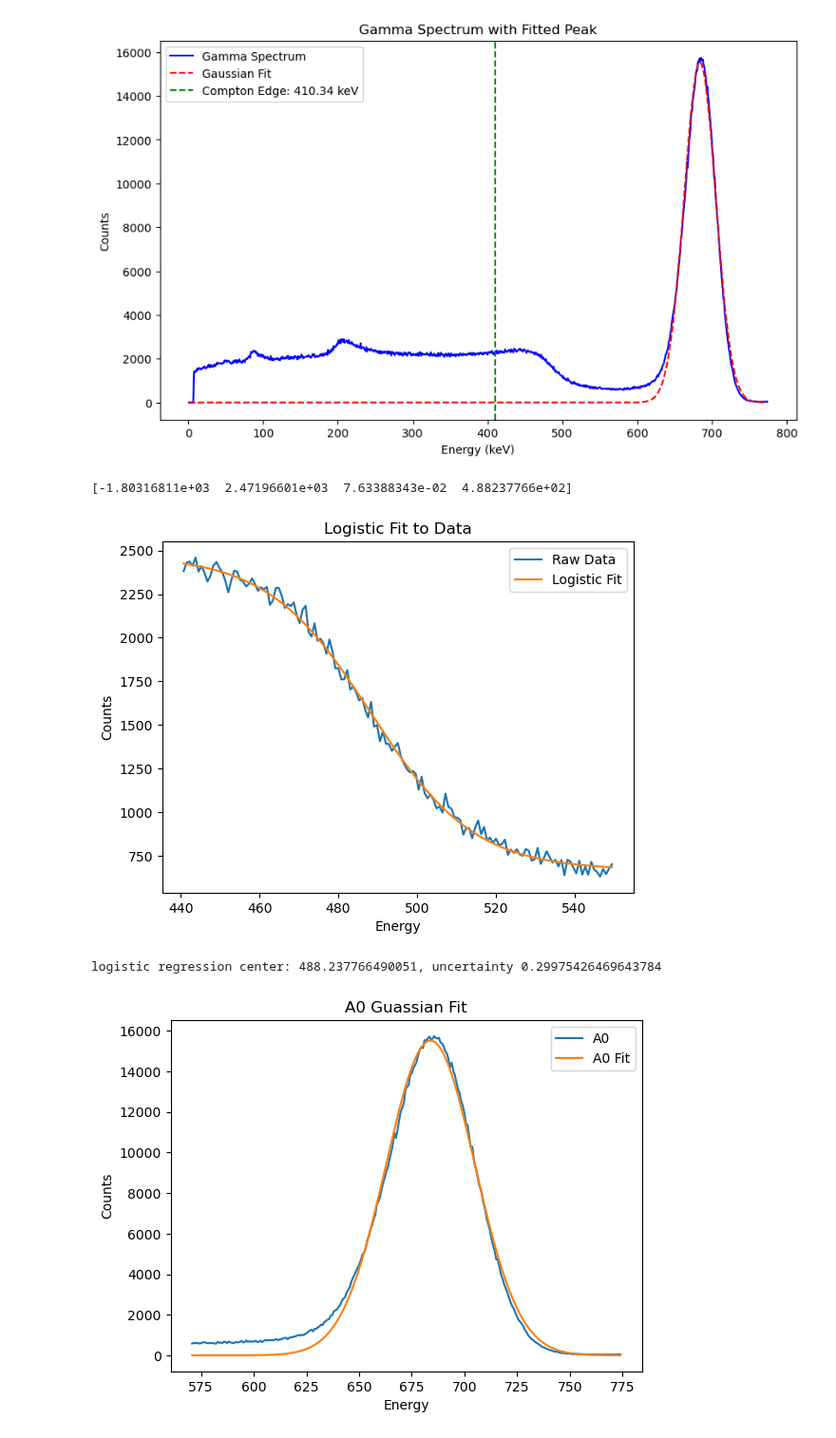
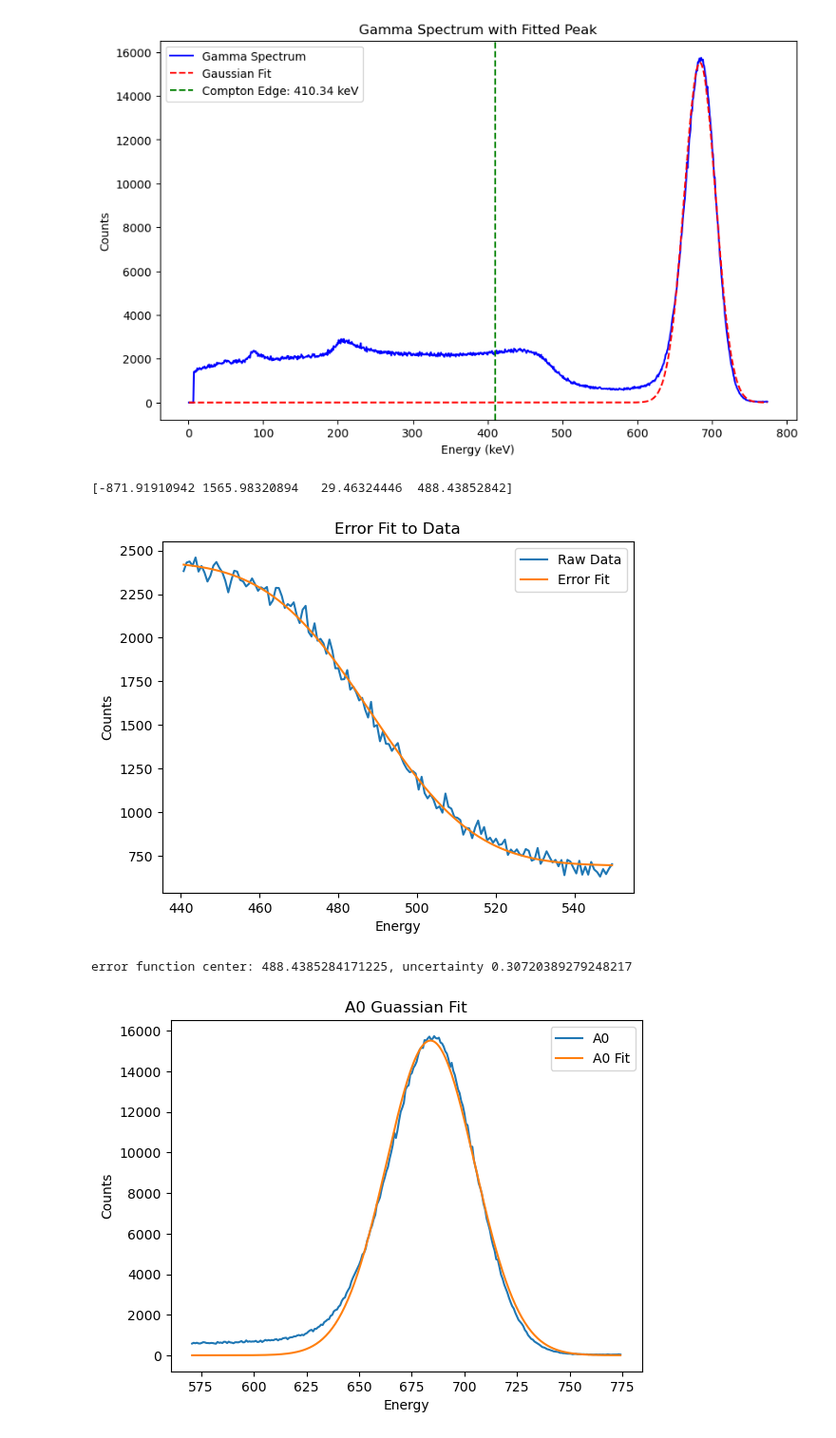
Before and after one commit to Steinburglar/advanced_exp, a Jupyter notebook: FAFO/Compton.ipynb, the cells around one changed output. Shown at 95% size. Drawn from its saved outputs; the diff is of its cells as text; code cells hidden in the pictures.

```diff
--- a/FAFO/TestCaseyCompton.ipynb
+++ b/FAFO/Compton.ipynb
@@ -99,16 +99,16 @@ plt.show()
 # %% [output]
 [figure]
 # %%
-#Trim ROi for logistic regression fit on compton edge
+#Trim ROi for error function regression fit on compton edge
 edge_trim_df = trim_df(control, 440, 550)
-popt, pcov = logistic_fit(edge_trim_df)
+popt, pcov = error_fit(edge_trim_df)
 print(popt)
-plot_logistic_fit(edge_trim_df,)
-print(f"logistic regression center: {popt[3]}, uncertainty {np.sqrt(pcov[3][3])}")
+plot_error_fit(edge_trim_df,)
+print(f"error function center: {popt[3]}, uncertainty {np.sqrt(pcov[3][3])}")
 # %% [output]
-[-1.80316811e+03  2.47196601e+03  7.63388343e-02  4.88237766e+02]
+[-871.91910942 1565.98320894   29.46324446  488.43852842]
-[figure, old version]
+[figure, new version]
-logistic regression center: 488.237766490051, uncertainty 0.29975426469643784
+error function center: 488.4385284171225, uncertainty 0.30720389279248217
 # %%
 #trim ROI for guassian fit
 guass_trim_df = trim_df(control, 570, 800)
```
Also changed, not shown: parts of 1 cell of this notebook, 9 other files.
